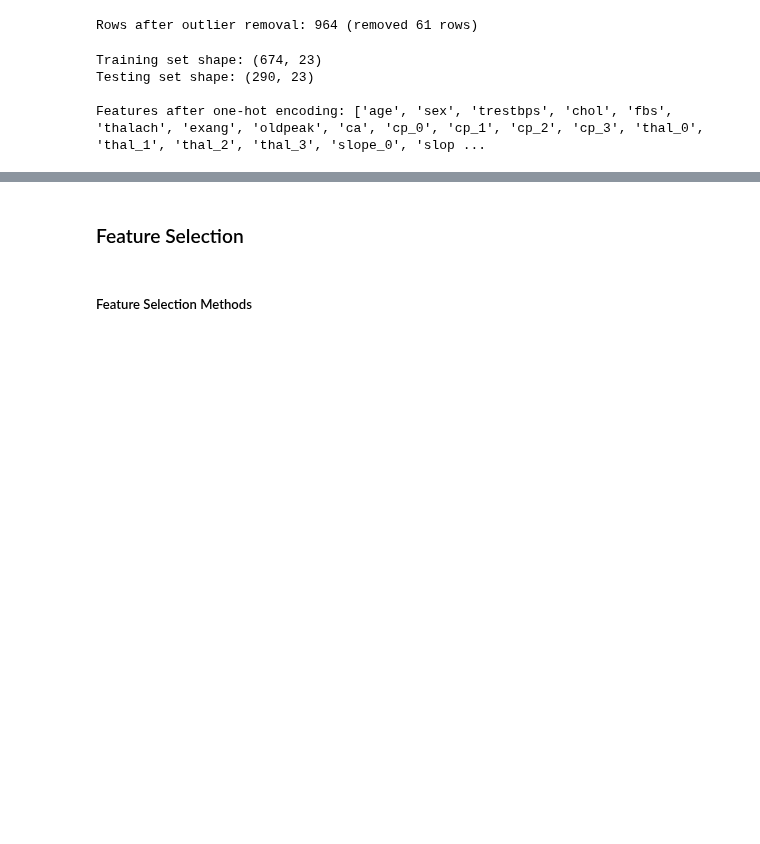
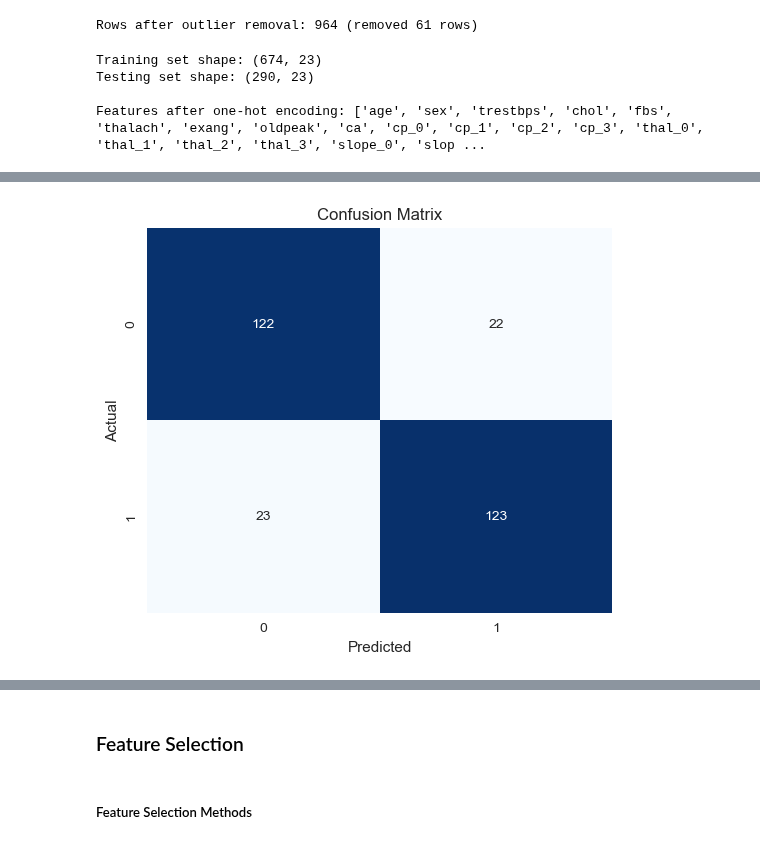
Before and after one commit to omisdami/GROUP1_HEART-DISEASE-, a Jupyter notebook: Heart Disease Classification.ipynb, the cells around one changed output, grey strips where cells are left out. Saved outputs shown, nothing was run; the diff lists cells and outputs as text; code cells hidden in the pictures; blank space fills up the shorter version.

```diff
--- a/Heart Disease Classification.ipynb
+++ b/Heart Disease Classification.ipynb
@@ -425,0 +431,6 @@ Features after one-hot encoding: ['age', 'sex', 'trestbps', 'chol', 'fbs', 'thal
+# %%
+# InitializING SGD Classifier
+sgd_model = SGDClassifier(random_state=42)
+# %%
+# Train the model
+sgd_model.fit(X_train, y_train)
@@ -425,0 +439,3 @@ Features after one-hot encoding: ['age', 'sex', 'trestbps', 'chol', 'fbs', 'thal
+# %%
+# Make predictions
+y_pred = sgd_model.predict(X_test)
@@ -425,0 +460,10 @@ Features after one-hot encoding: ['age', 'sex', 'trestbps', 'chol', 'fbs', 'thal
+# %%
+# Confusion matrix
+plt.figure(figsize=(6, 5))
+sns.heatmap(confusion_matrix(y_test, y_pred), annot=True, fmt="d", cmap="Blues", cbar=False)
+plt.title("Confusion Matrix")
+plt.xlabel("Predicted")
+plt.ylabel("Actual")
+plt.show()
+# %% [output]
+[figure, added]
```
Also changed, not shown: parts of 32 cells of this notebook.
